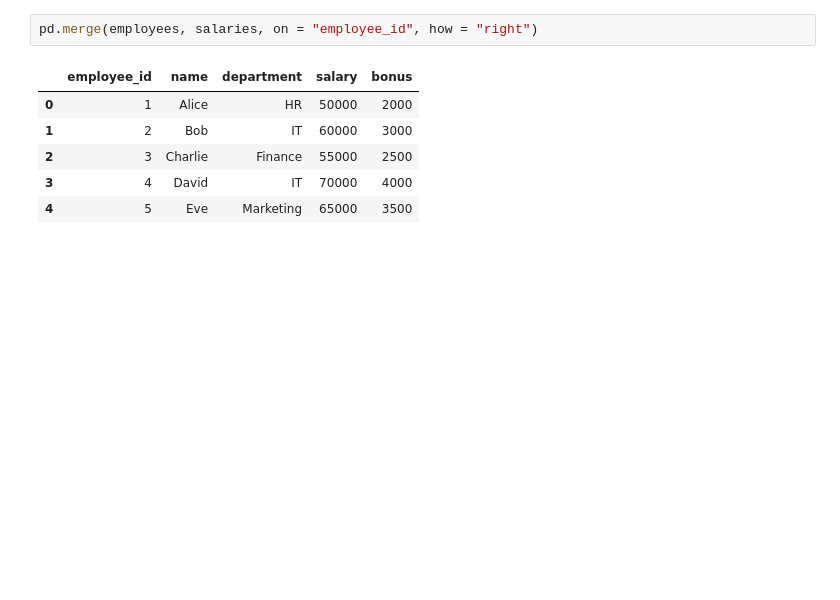
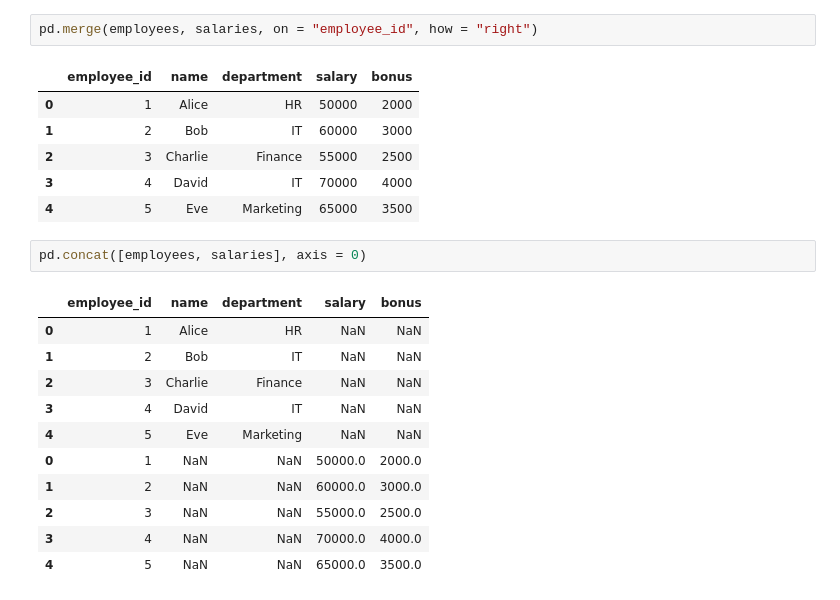
Before and after one commit to SystemByZ/ostad-data-science-course, a Jupyter notebook: module-06/merging_joining_concatination.ipynb, the cells around one changed output. Cells and saved outputs as stored; diff of their text form; blank space fills up the shorter version.

```diff
--- a/module-06/merging_joining_concatination.ipynb
+++ b/module-06/merging_joining_concatination.ipynb
@@ -74,3 +74,17 @@ pd.merge(employees, salaries, on = "employee_id", how = "right")
 | 2 | 3 | Charlie | Finance | 55000 | 2500 |
 | 3 | 4 | David | IT | 70000 | 4000 |
 | 4 | 5 | Eve | Marketing | 65000 | 3500 |
+# %%
+pd.concat([employees, salaries], axis = 0)
+# %% [output]
+|  | employee_id | name | department | salary | bonus |
+| 0 | 1 | Alice | HR | NaN | NaN |
+| 1 | 2 | Bob | IT | NaN | NaN |
+| 2 | 3 | Charlie | Finance | NaN | NaN |
+| 3 | 4 | David | IT | NaN | NaN |
+| 4 | 5 | Eve | Marketing | NaN | NaN |
+| 0 | 1 | NaN | NaN | 50000.0 | 2000.0 |
+| 1 | 2 | NaN | NaN | 60000.0 | 3000.0 |
+| 2 | 3 | NaN | NaN | 55000.0 | 2500.0 |
+| 3 | 4 | NaN | NaN | 70000.0 | 4000.0 |
+| 4 | 5 | NaN | NaN | 65000.0 | 3500.0 |
```
Also changed, not shown: parts of 12 cells of this notebook.
